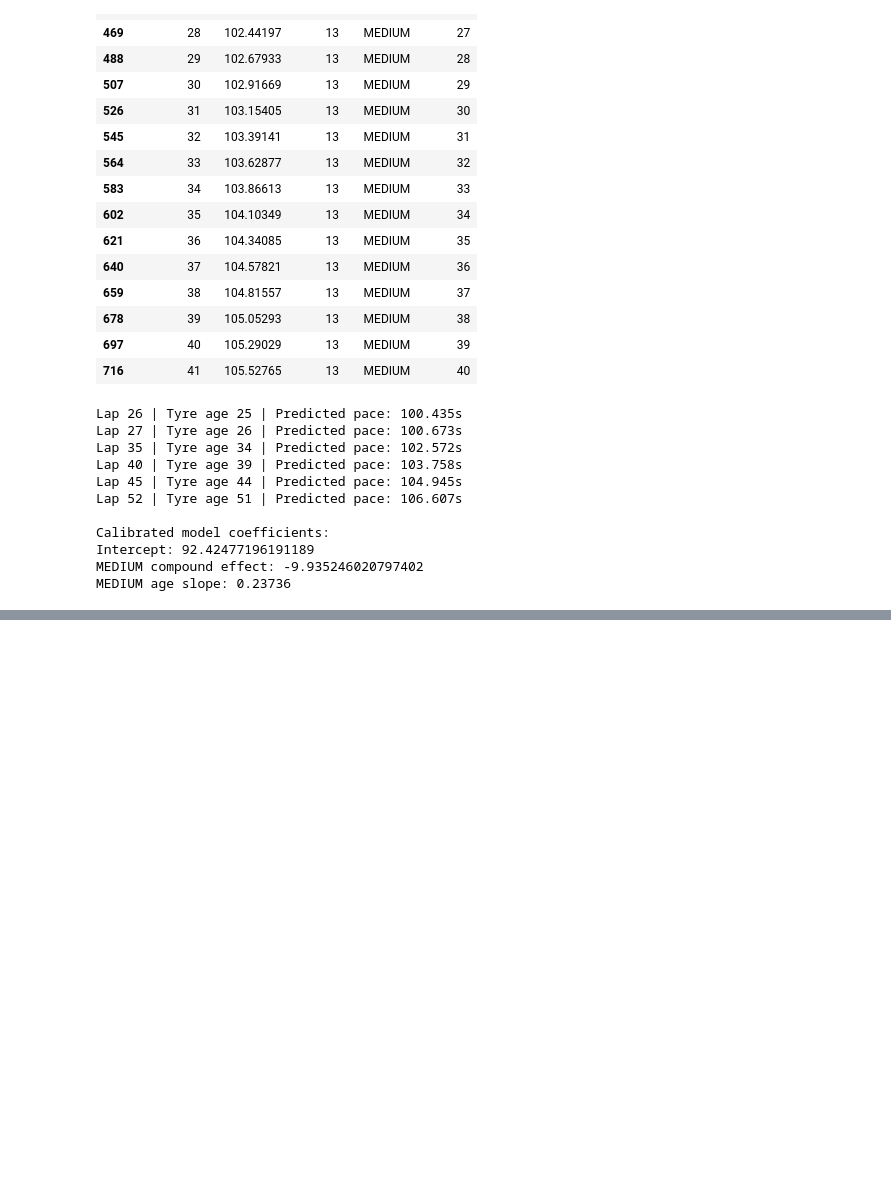
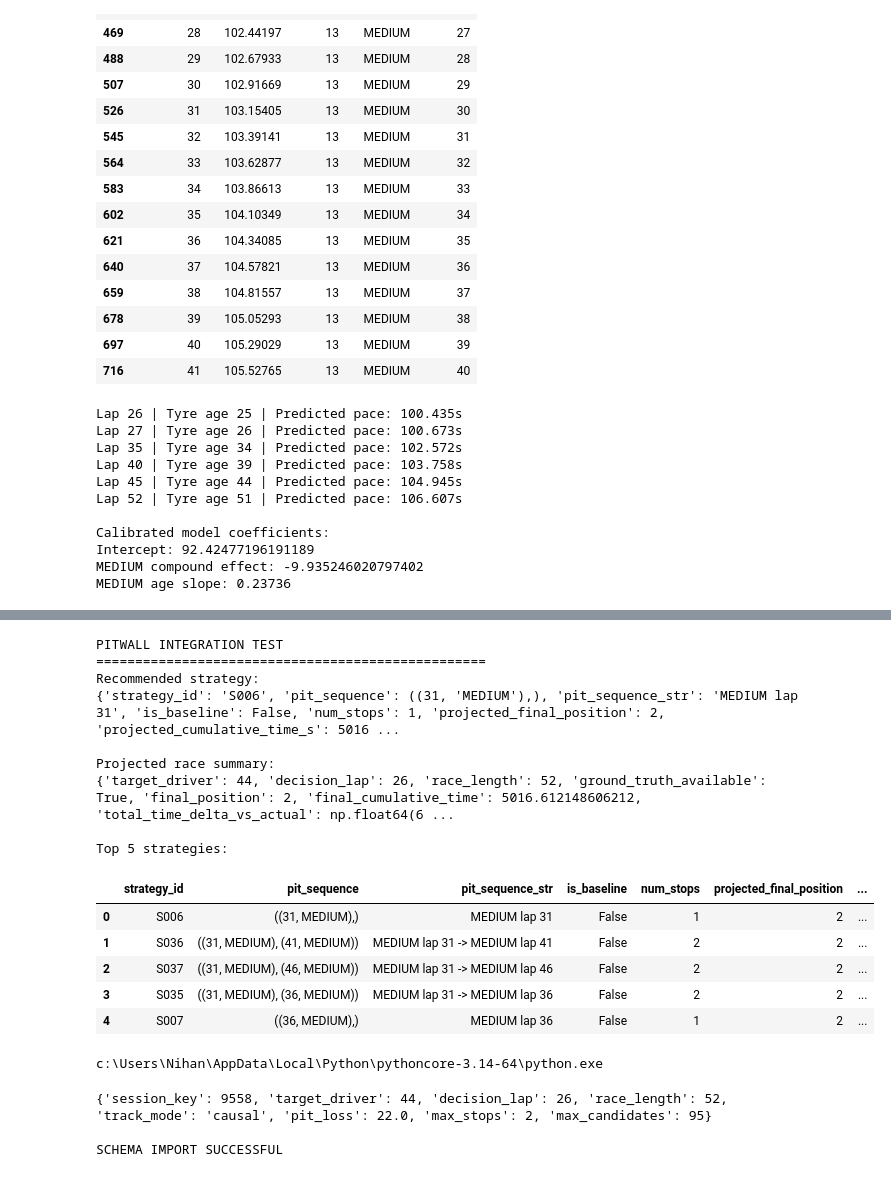
Before and after one commit to nihankale07-bot/pitwall, a Jupyter notebook: notebooks/12_replay_engine.ipynb, the cells around one changed output, grey strips where cells are left out. Cells and saved outputs as stored; diff of their text form; code cells hidden in the pictures; blank space fills up the shorter version.

```diff
--- a/notebooks/12_replay_engine.ipynb
+++ b/notebooks/12_replay_engine.ipynb
@@ -4187,0 +4840,64 @@ print(f"\nDifference: {result_stay.summary['final_time_s'] - result_real.summary
+# %%
+from backend.services.simulator import run_strategy_optimization
+
+pitwall_result = run_strategy_optimization(
+    session_key=9558,
+    target_driver=44,
+    decision_lap=26,
+    race_length=52,
+    track_mode="causal",
+)
+
+print("PITWALL INTEGRATION TEST")
+print("=" * 50)
+
+print("Recommended strategy:")
+print(pitwall_result["recommendation"]["strategy"])
+
+print("\nProjected race summary:")
+print(pitwall_result["best_replay"]["summary"])
+
+print("\nTop 5 strategies:")
+
+display(
+    pd.DataFrame(
+        pitwall_result["ranking"]
+    ).head(5)
+)
+# %% [output]
+PITWALL INTEGRATION TEST
+==================================================
+Recommended strategy:
+{'strategy_id': 'S006', 'pit_sequence': ((31, 'MEDIUM'),), 'pit_sequence_str': 'MEDIUM lap 31', 'is_baseline': False, 'num_stops': 1, 'projected_final_position': 2, 'projected_cumulative_time_s': 5016 ...
+
+Projected race summary:
+{'target_driver': 44, 'decision_lap': 26, 'race_length': 52, 'ground_truth_available': True, 'final_position': 2, 'final_cumulative_time': 5016.612148606212, 'total_time_delta_vs_actual': np.float64(6 ...
+
+Top 5 strategies:
+|  | strategy_id | pit_sequence | pit_sequence_str | is_baseline | num_stops | projected_final_position | ... |
+| 0 | S006 | ((31, MEDIUM),) | MEDIUM lap 31 | False | 1 | 2 | ... |
+| 1 | S036 | ((31, MEDIUM), (41, MEDIUM)) | MEDIUM lap 31 -> MEDIUM lap 41 | False | 2 | 2 | ... |
+| 2 | S037 | ((31, MEDIUM), (46, MEDIUM)) | MEDIUM lap 31 -> MEDIUM lap 46 | False | 2 | 2 | ... |
+| 3 | S035 | ((31, MEDIUM), (36, MEDIUM)) | MEDIUM lap 31 -> MEDIUM lap 36 | False | 2 | 2 | ... |
+| 4 | S007 | ((36, MEDIUM),) | MEDIUM lap 36 | False | 1 | 2 | ... |
+# %%
+import sys
+print(sys.executable)
+# %% [output]
+c:\Users\Nihan\AppData\Local\Python\pythoncore-3.14-64\python.exe
+# %%
+from backend.schemas import OptimizeRequest, OptimizationResponse
+
+request = OptimizeRequest(
+    session_key=9558,
+    target_driver=44,
+    decision_lap=26,
+    race_length=52
+)
+
+print(request.model_dump())
+print("\nSCHEMA IMPORT SUCCESSFUL")
+# %% [output]
+{'session_key': 9558, 'target_driver': 44, 'decision_lap': 26, 'race_length': 52, 'track_mode': 'causal', 'pit_loss': 22.0, 'max_stops': 2, 'max_candidates': 95}
+
+SCHEMA IMPORT SUCCESSFUL
```
Also changed, not shown: parts of 61 cells of this notebook, 47 other files.
